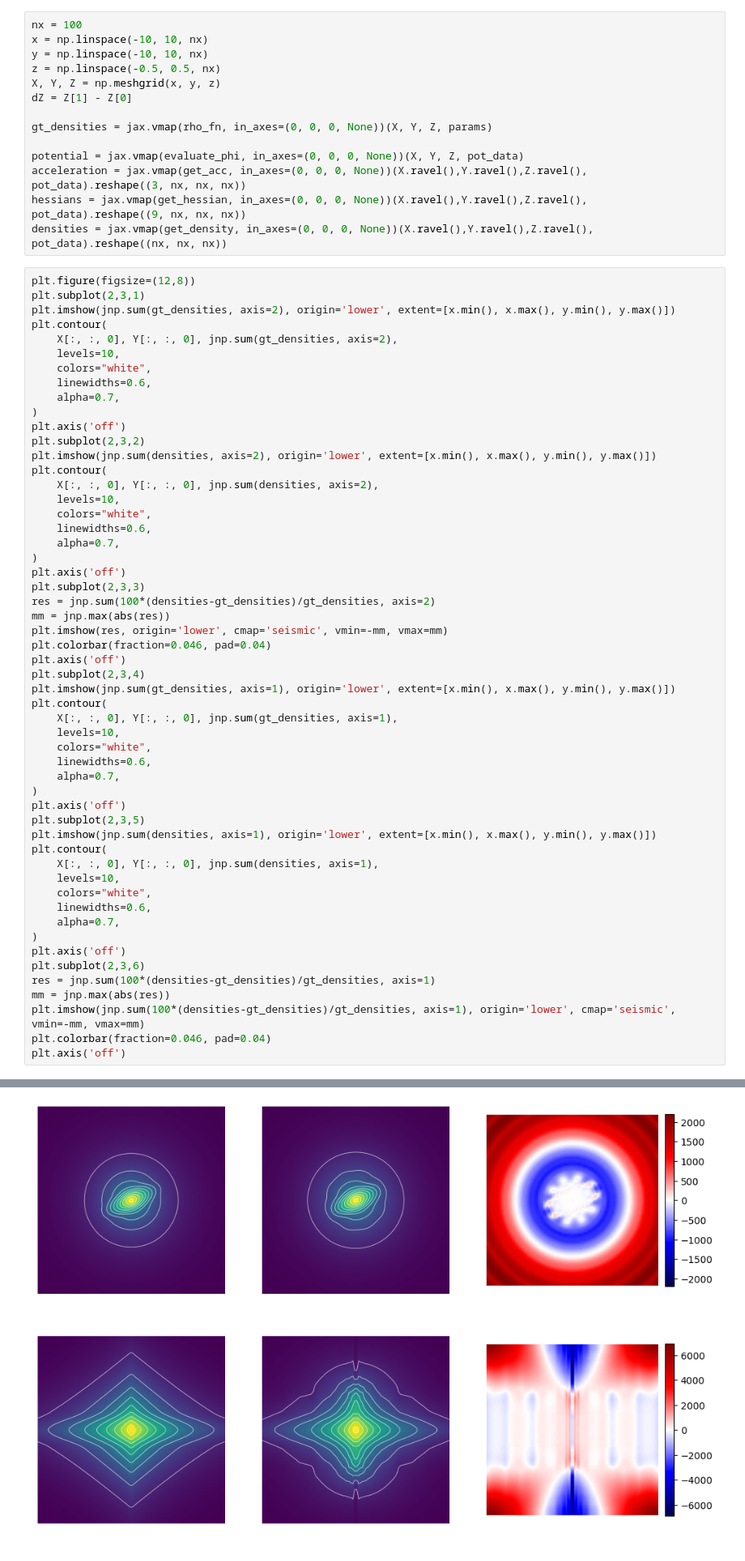
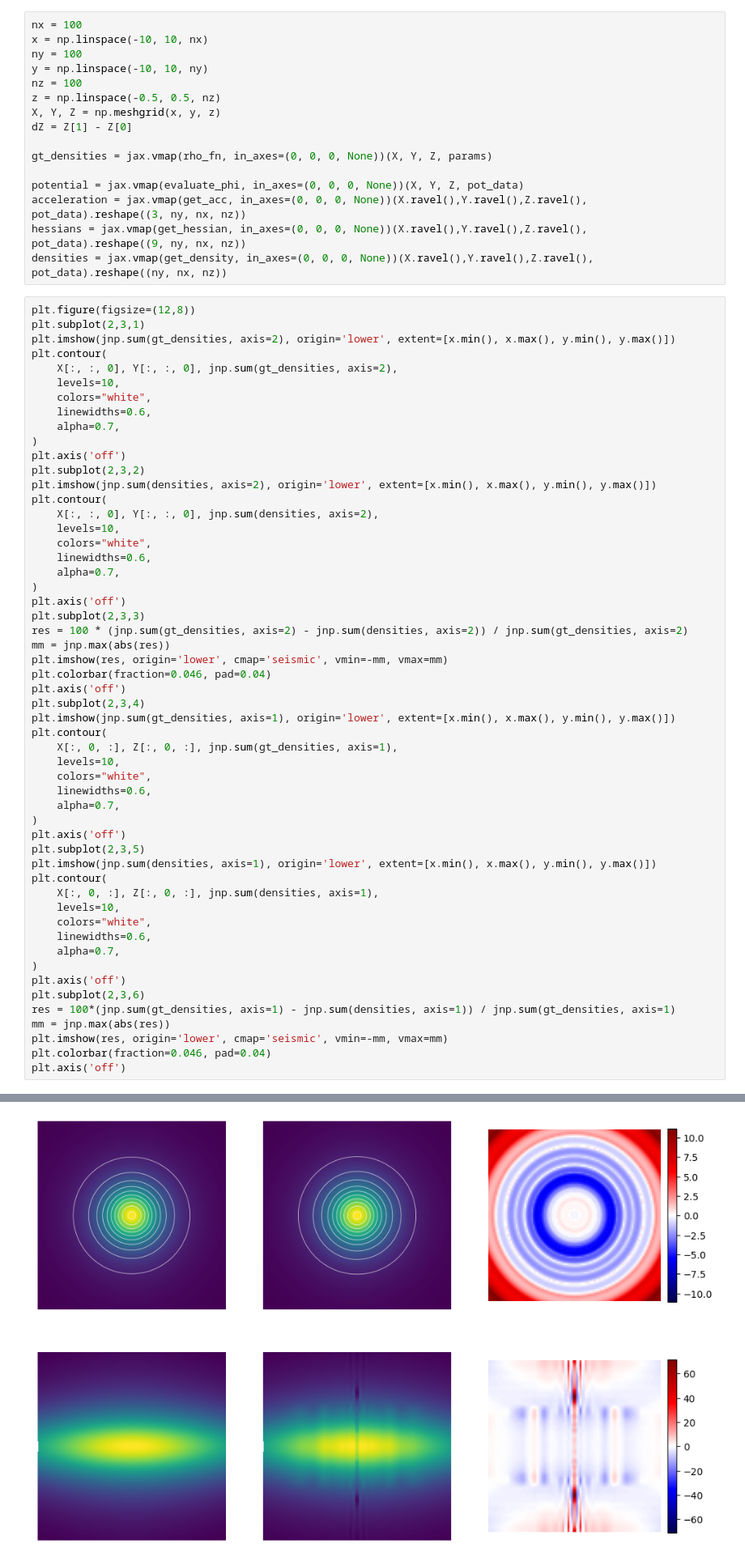
Before and after one commit to David-Chemaly/SchwarMAX, a Jupyter notebook: play.ipynb, the cells around one changed output, grey strips where cells are left out. Shown: that part at 81% size. Cells and saved outputs as stored; diff of their text form.

Commit message:
reconstructed density looks weird

```diff
--- a/play.ipynb
+++ b/play.ipynb
@@ -273,17 +273,19 @@ Time to get Phi_m: 5.62 ms
 # %%
 nx = 100
 x = np.linspace(-10, 10, nx)
-y = np.linspace(-10, 10, nx)
-z = np.linspace(-0.5, 0.5, nx)
+ny = 100
+y = np.linspace(-10, 10, ny)
+nz = 100
+z = np.linspace(-0.5, 0.5, nz)
 X, Y, Z = np.meshgrid(x, y, z)
 dZ = Z[1] - Z[0]
 
 gt_densities = jax.vmap(rho_fn, in_axes=(0, 0, 0, None))(X, Y, Z, params)
 
 potential = jax.vmap(evaluate_phi, in_axes=(0, 0, 0, None))(X, Y, Z, pot_data)
-acceleration = jax.vmap(get_acc, in_axes=(0, 0, 0, None))(X.ravel(),Y.ravel(),Z.ravel(), pot_data).reshape((3, nx, nx, nx))
-hessians = jax.vmap(get_hessian, in_axes=(0, 0, 0, None))(X.ravel(),Y.ravel(),Z.ravel(), pot_data).reshape((9, nx, nx, nx))
-densities = jax.vmap(get_density, in_axes=(0, 0, 0, None))(X.ravel(),Y.ravel(),Z.ravel(), pot_data).reshape((nx, nx, nx))
+acceleration = jax.vmap(get_acc, in_axes=(0, 0, 0, None))(X.ravel(),Y.ravel(),Z.ravel(), pot_data).reshape((3, ny, nx, nz))
+hessians = jax.vmap(get_hessian, in_axes=(0, 0, 0, None))(X.ravel(),Y.ravel(),Z.ravel(), pot_data).reshape((9, ny, nx, nz))
+densities = jax.vmap(get_density, in_axes=(0, 0, 0, None))(X.ravel(),Y.ravel(),Z.ravel(), pot_data).reshape((ny, nx, nz))
 # %%
 plt.figure(figsize=(12,8))
 plt.subplot(2,3,1)
@@ -307,37 +309,37 @@ plt.contour(
 )
 plt.axis('off')
 plt.subplot(2,3,3)
-res = jnp.sum(100*(densities-gt_densities)/gt_densities, axis=2)
+res = 100 * (jnp.sum(gt_densities, axis=2) - jnp.sum(densities, axis=2)) / jnp.sum(gt_densities, axis=2)
 mm = jnp.max(abs(res))
 plt.imshow(res, origin='lower', cmap='seismic', vmin=-mm, vmax=mm)
 plt.colorbar(fraction=0.046, pad=0.04)
 plt.axis('off')
 plt.subplot(2,3,4)
 plt.imshow(jnp.sum(gt_densities, axis=1), origin='lower', extent=[x.min(), x.max(), y.min(), y.max()])
 plt.contour(
-    X[:, :, 0], Y[:, :, 0], jnp.sum(gt_densities, axis=1),
+    X[:, 0, :], Z[:, 0, :], jnp.sum(gt_densities, axis=1),
     levels=10,
     colors="white",
     linewidths=0.6,
     alpha=0.7,
 )
 plt.axis('off')
 plt.subplot(2,3,5)
 plt.imshow(jnp.sum(densities, axis=1), origin='lower', extent=[x.min(), x.max(), y.min(), y.max()])
 plt.contour(
-    X[:, :, 0], Y[:, :, 0], jnp.sum(densities, axis=1),
+    X[:, 0, :], Z[:, 0, :], jnp.sum(densities, axis=1),
     levels=10,
     colors="white",
     linewidths=0.6,
     alpha=0.7,
 )
 plt.axis('off')
 plt.subplot(2,3,6)
-res = jnp.sum(100*(densities-gt_densities)/gt_densities, axis=1)
+res = 100*(jnp.sum(gt_densities, axis=1) - jnp.sum(densities, axis=1)) / jnp.sum(gt_densities, axis=1)
 mm = jnp.max(abs(res))
-plt.imshow(jnp.sum(100*(densities-gt_densities)/gt_densities, axis=1), origin='lower', cmap='seismic', vmin=-mm, vmax=mm)
+plt.imshow(res, origin='lower', cmap='seismic', vmin=-mm, vmax=mm)
 plt.colorbar(fraction=0.046, pad=0.04)
 plt.axis('off')
 # %% [output]
 (np.float64(-0.5), np.float64(99.5), np.float64(-0.5), np.float64(99.5))
-[figure, old version]
+[figure, new version]
```
Also changed, not shown: parts of 4 cells of this notebook.
